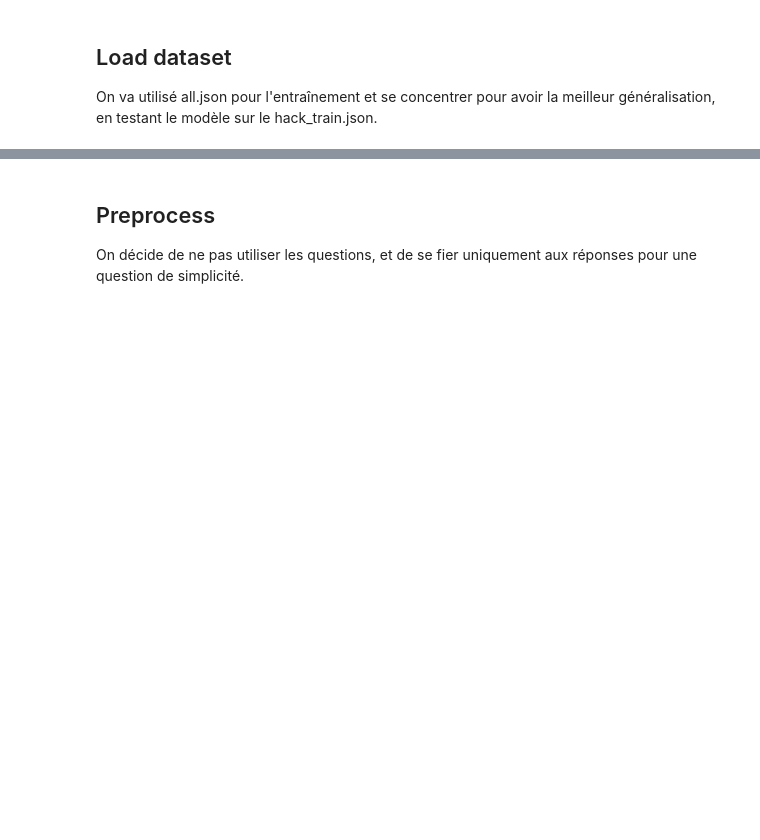
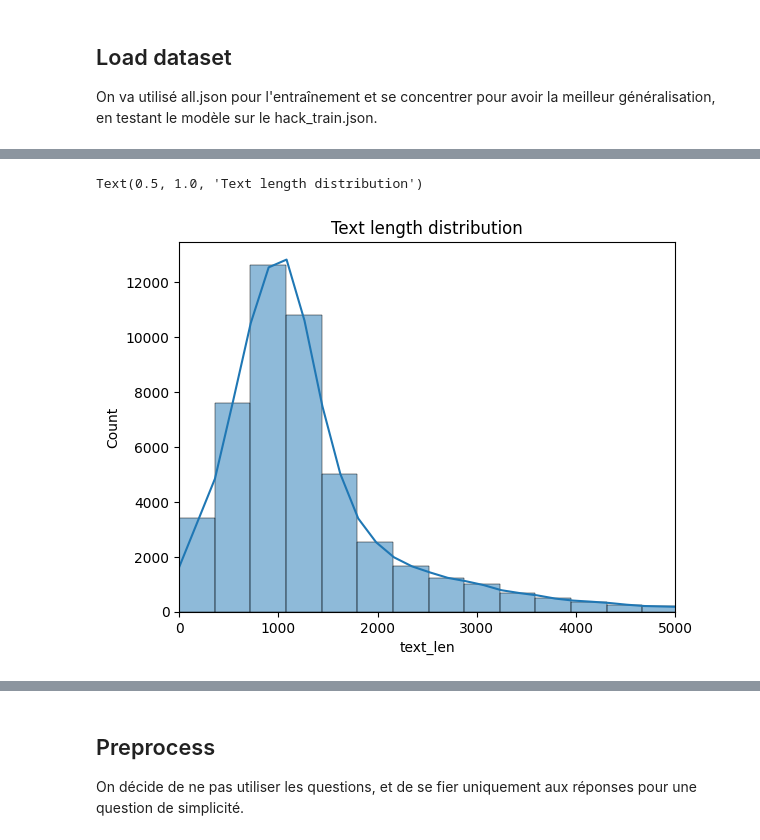
Before and after one commit to Erdnaxela3/hackathon-data-ia-hack, a Jupyter notebook: ia_vs_ai.ipynb, the cells around one changed output, grey strips where cells are left out. Drawn from its saved outputs; the diff is of its cells as text; code cells hidden in the pictures; blank space fills up the shorter version.

```diff
--- a/ia_vs_ai.ipynb
+++ b/ia_vs_ai.ipynb
@@ -68,0 +101,3 @@ hack_data.head()
+# %%
+df['text_len'] = df.text.apply(len)
+df['text_len'].describe()
@@ -68,0 +114,7 @@ hack_data.head()
+# %%
+sns.histplot(df['text_len'], bins=100, kde=True)
+plt.xlim(0, 5000)
+plt.title('Text length distribution')
+# %% [output]
+Text(0.5, 1.0, 'Text length distribution')
+[figure, added]
```
Also changed, not shown: parts of 42 cells of this notebook.
